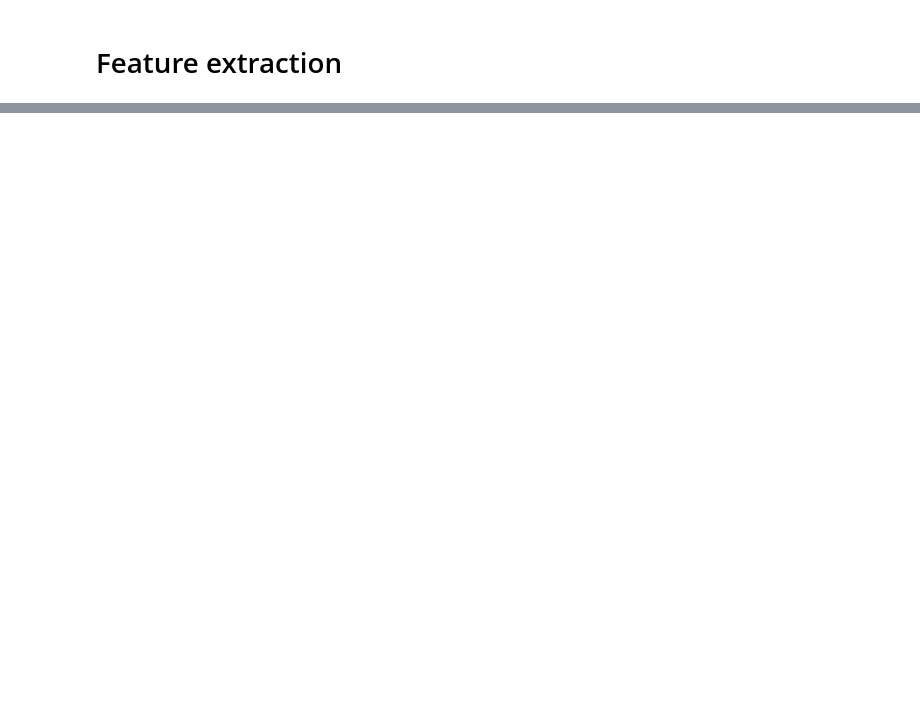
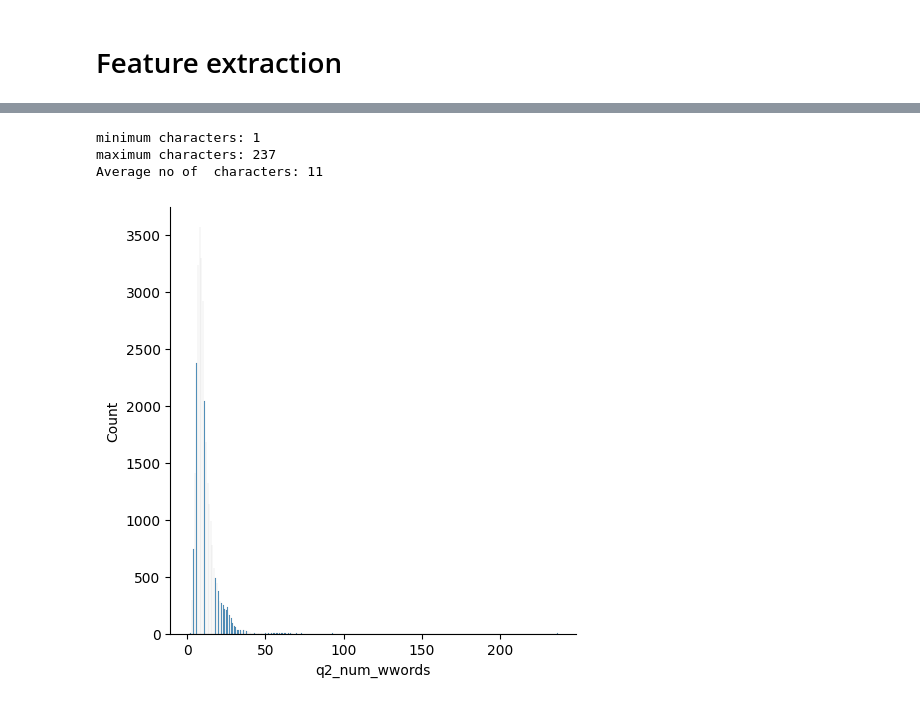
Before and after one commit to Saransh-Basu-01/Quora-Question-Pairs, a Jupyter notebook: Quora Question Pairs.ipynb, the cells around one changed output, grey strips where cells are left out. Cells and saved outputs as stored; diff of their text form; code cells hidden in the pictures; blank space fills up the shorter version.

```diff
--- a/Quora Question Pairs.ipynb
+++ b/Quora Question Pairs.ipynb
@@ -273,0 +306,10 @@ new_df.head()
+# %%
+sns.displot(new_df['q2_num_wwords'])
+print("minimum characters:",new_df['q2_num_wwords'].min())
+print("maximum characters:",new_df['q2_num_wwords'].max())
+print("Average no of  characters:",int(new_df['q2_num_wwords'].mean()))
+# %% [output]
+minimum characters: 1
+maximum characters: 237
+Average no of  characters: 11
+[figure, added]
```
Also changed, not shown: parts of 4 cells of this notebook.
